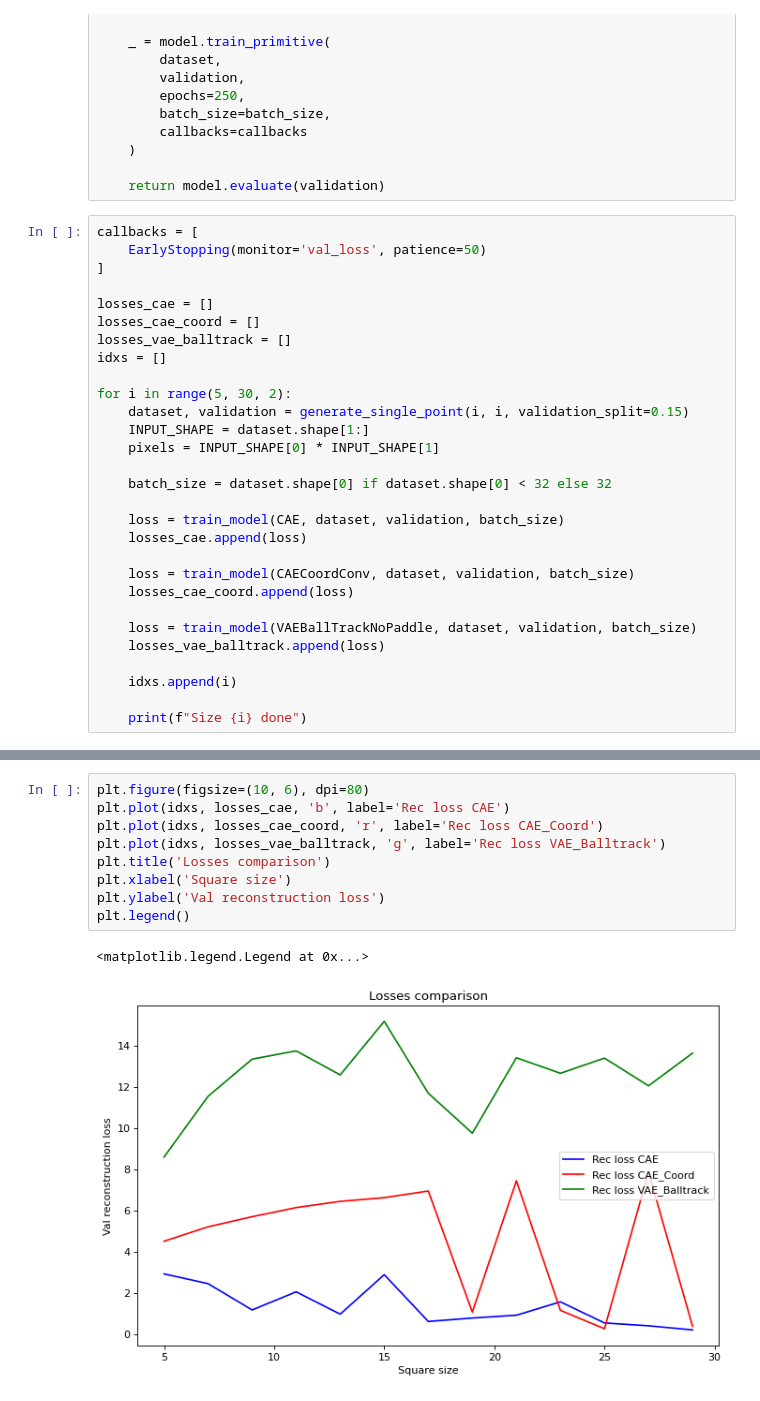
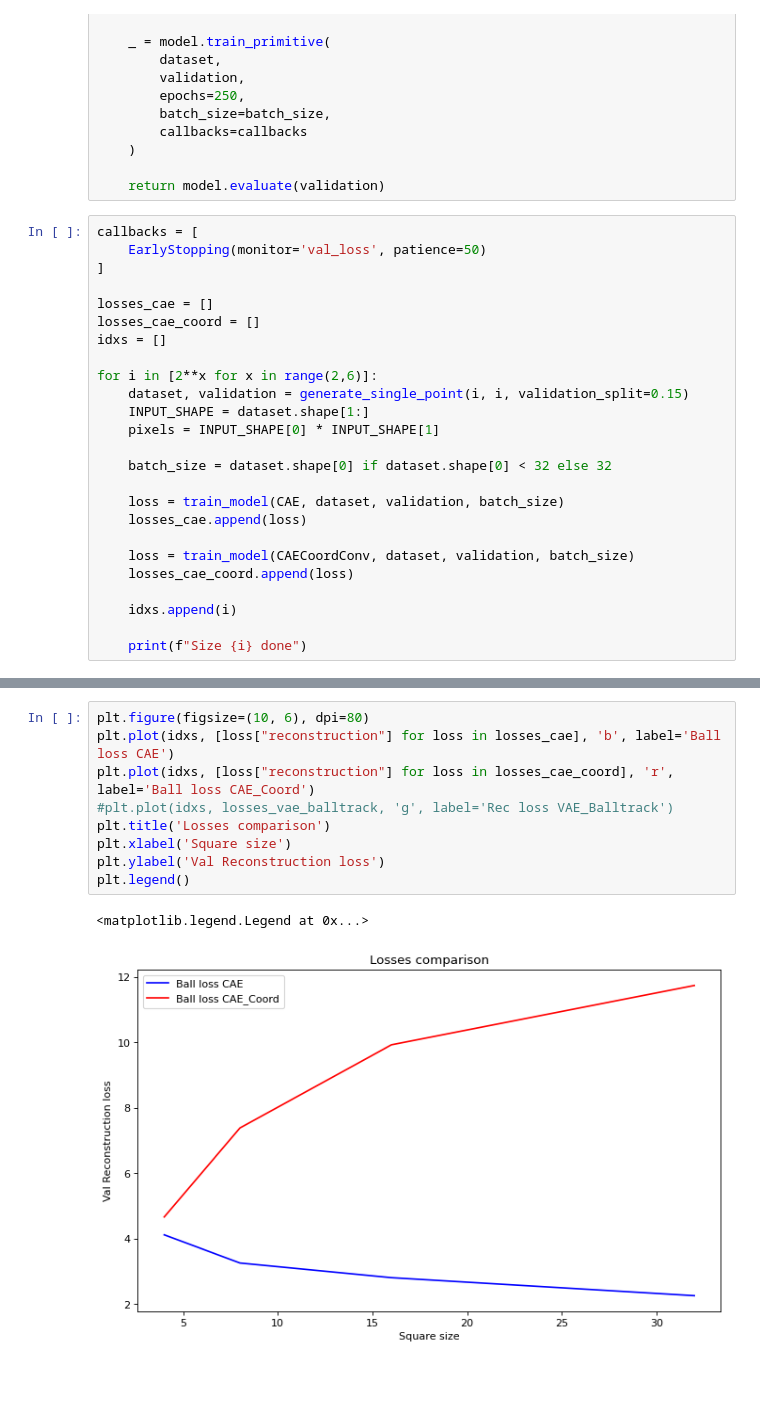
Before and after one commit to Loptt/pong-autoencoder, a Jupyter notebook: single_point_experiment.ipynb, the cells around one changed output, grey strips where cells are left out. Saved outputs shown, nothing was run; the diff lists cells and outputs as text.

Commit message:
Added coord conv experiments

```diff
--- a/single_point_experiment.ipynb
+++ b/single_point_experiment.ipynb
@@ -48,10 +48,9 @@ callbacks = [
 
 losses_cae = []
 losses_cae_coord = []
-losses_vae_balltrack = []
 idxs = []
 
-for i in range(5, 30, 2):
+for i in [2**x for x in range(2,6)]:
     dataset, validation = generate_single_point(i, i, validation_split=0.15)
     INPUT_SHAPE = dataset.shape[1:]
     pixels = INPUT_SHAPE[0] * INPUT_SHAPE[1]
@@ -64,9 +63,6 @@ for i in range(5, 30, 2):
     loss = train_model(CAECoordConv, dataset, validation, batch_size)
     losses_cae_coord.append(loss)
 
-    loss = train_model(VAEBallTrackNoPaddle, dataset, validation, batch_size)
-    losses_vae_balltrack.append(loss)
-
     idxs.append(i)
 
     print(f"Size {i} done")
@@ -91,12 +101,12 @@ Size 29 done
 # %%
 plt.figure(figsize=(10, 6), dpi=80)
-plt.plot(idxs, losses_cae, 'b', label='Rec loss CAE')
-plt.plot(idxs, losses_cae_coord, 'r', label='Rec loss CAE_Coord')
-plt.plot(idxs, losses_vae_balltrack, 'g', label='Rec loss VAE_Balltrack')
+plt.plot(idxs, [loss["reconstruction"] for loss in losses_cae], 'b', label='Ball loss CAE')
+plt.plot(idxs, [loss["reconstruction"] for loss in losses_cae_coord], 'r', label='Ball loss CAE_Coord')
+#plt.plot(idxs, losses_vae_balltrack, 'g', label='Rec loss VAE_Balltrack')
 plt.title('Losses comparison')
 plt.xlabel('Square size')
-plt.ylabel('Val reconstruction loss')
+plt.ylabel('Val Reconstruction loss')
 plt.legend()
 # %% [output]
 <matplotlib.legend.Legend at 0x...>
-[figure, old version]
+[figure, new version]
```
Also changed, not shown: parts of 2 cells of this notebook, 19 other files.
